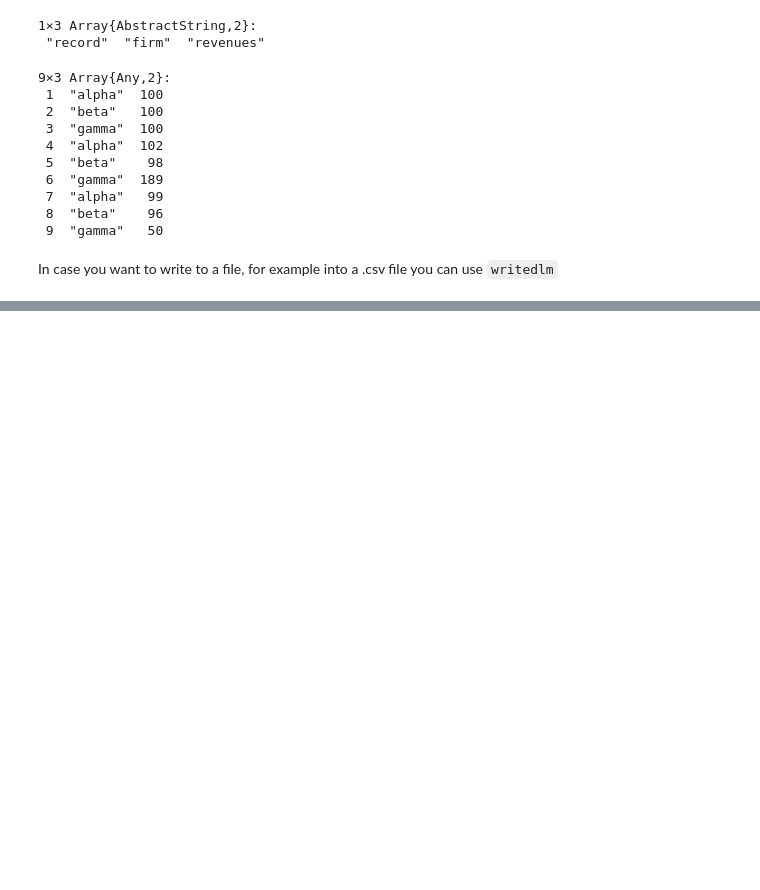
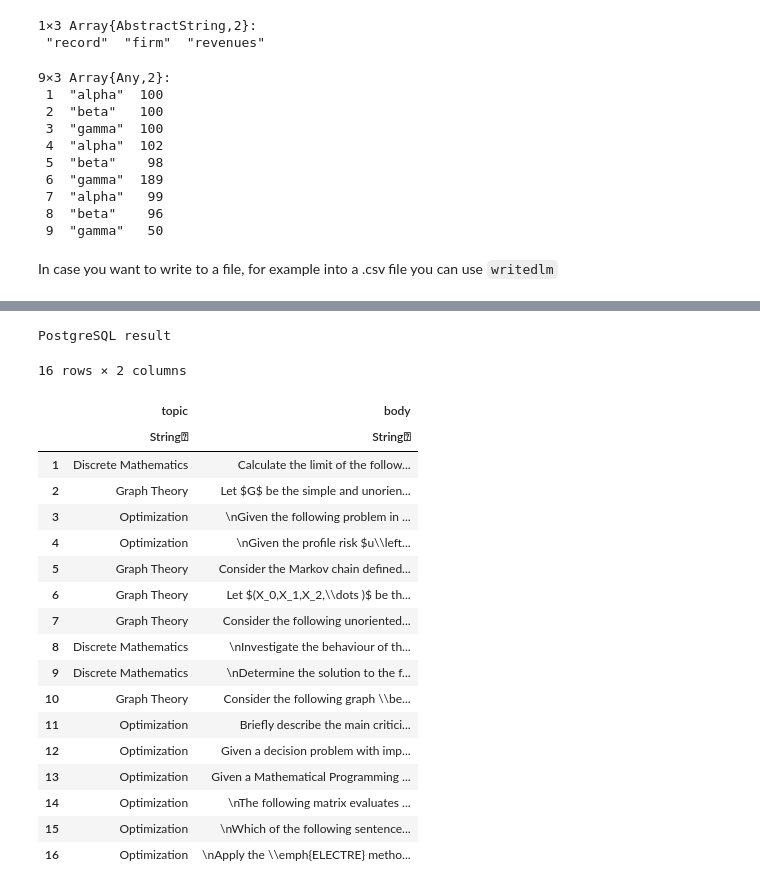
Before and after one commit to anhnguyendepocen/Tutorial-MMF, a Jupyter notebook: Lecture5.ipynb, the cells around one changed output, grey strips where cells are left out. Saved outputs shown, nothing was run; the diff lists cells and outputs as text; code cells hidden in the pictures; blank space fills up the shorter version.

```diff
--- a/Lecture5.ipynb
+++ b/Lecture5.ipynb
@@ -317,0 +333,2 @@ writedlm("data/write.csv", numbers)
+# %%
+conn = LibPQ.Connection("dbname=gtdmo")
@@ -317,0 +348,26 @@ writedlm("data/write.csv", numbers)
+# %%
+result = execute(conn, "SELECT topic,body FROM question;")
+# %% [output]
+PostgreSQL result
+# %%
+data = DataFrame(result)
+# %% [output]
+16 rows × 2 columns
+|  | topic | body |
+|  | String⍰ | String⍰ |
+| 1 | Discrete Mathematics | Calculate the limit of the follow... |
+| 2 | Graph Theory | Let $G$ be the simple and unorien... |
+| 3 | Optimization | \nGiven the following problem in ... |
+| 4 | Optimization | \nGiven the profile risk $u\\left... |
+| 5 | Graph Theory | Consider the Markov chain defined... |
+| 6 | Graph Theory | Let $(X_0,X_1,X_2,\\dots )$ be th... |
+| 7 | Graph Theory | Consider the following unoriented... |
+| 8 | Discrete Mathematics | \nInvestigate the behaviour of th... |
+| 9 | Discrete Mathematics | \nDetermine the solution to the f... |
+| 10 | Graph Theory | Consider the following graph \\be... |
+| 11 | Optimization | Briefly describe the main critici... |
+| 12 | Optimization | Given a decision problem with imp... |
+| 13 | Optimization | Given a Mathematical Programming ... |
+| 14 | Optimization | \nThe following matrix evaluates ... |
+| 15 | Optimization | \nWhich of the following sentence... |
+| 16 | Optimization | \nApply the \\emph{ELECTRE} metho... |
```
Also changed, not shown: parts of 8 cells of this notebook, 6 other files.
